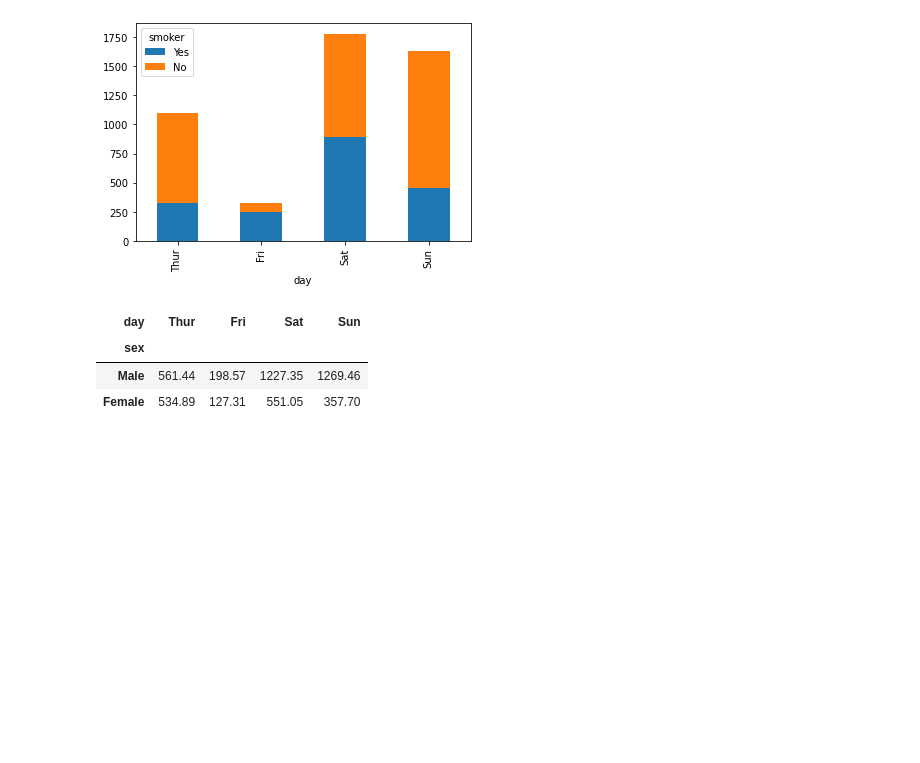
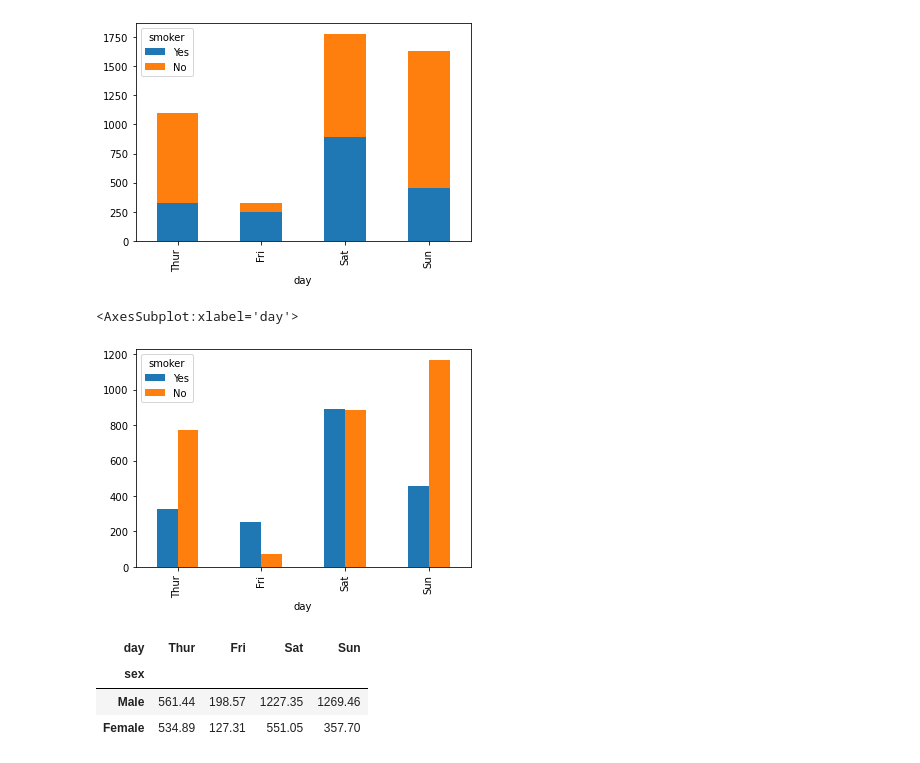
Before and after one commit to aasrithkommoju/Data-Science-Example-Code, a Jupyter notebook: plots/matplotlibdemo.ipynb, the cells around one changed output. Drawn from its saved outputs; the diff is of its cells as text; code cells hidden in the pictures; blank space fills up the shorter version.

```diff
--- a/plots/matplotlibdemo.ipynb
+++ b/plots/matplotlibdemo.ipynb
@@ -277,6 +278,11 @@ smoker_total.plot.bar(stacked=True)
 # %% [output]
 <AxesSubplot:xlabel='day'>
 [figure]
+# %%
+smoker_total.plot.bar()
+# %% [output]
+<AxesSubplot:xlabel='day'>
+[figure, added]
 # %%
 day_total= tips.pivot_table(index='sex', columns='day',values= 'total_bill',aggfunc=sum)
 day_total
```
Also changed, not shown: parts of 2 cells of this notebook.
